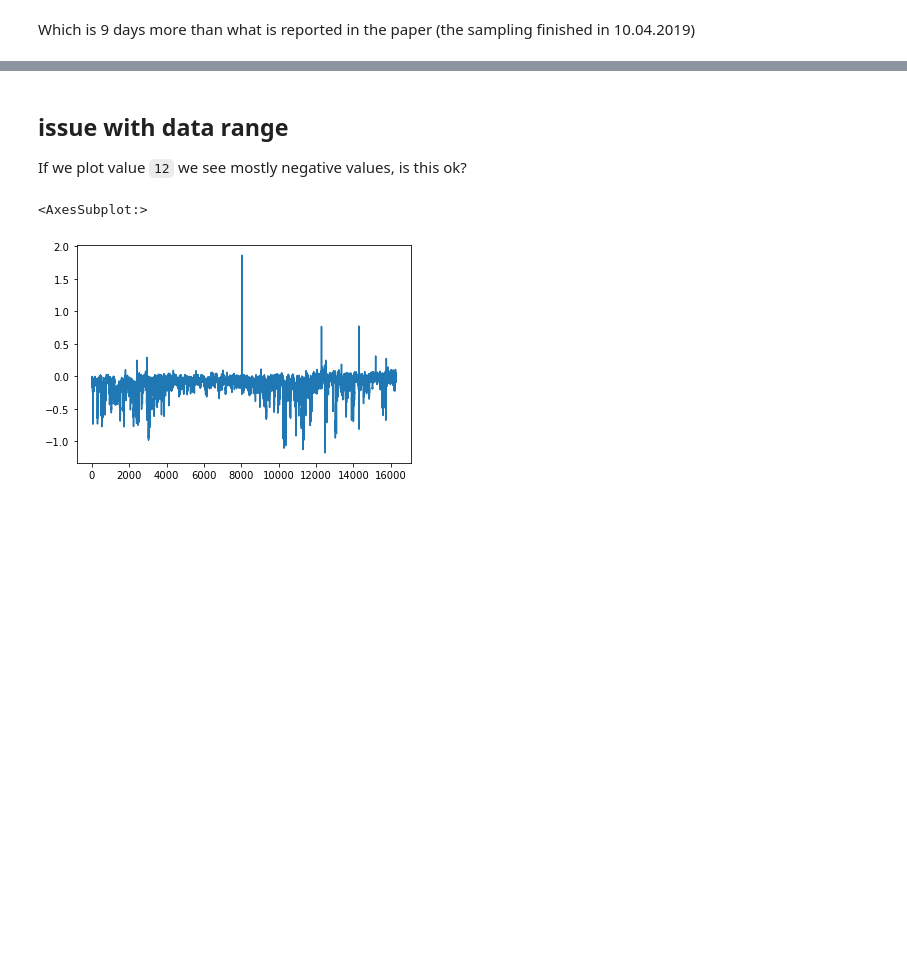
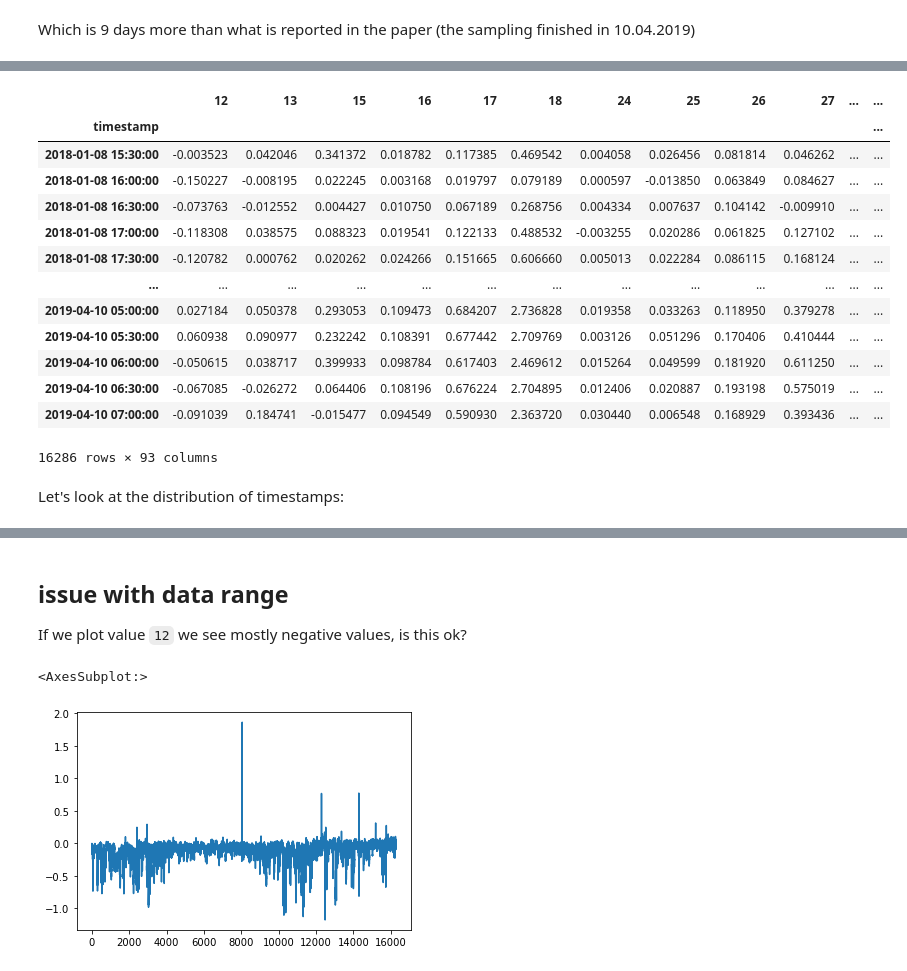
Before and after one commit to daniel-trejobanos/aurora, a Jupyter notebook: notebooks/Krakow.ipynb, the cells around one changed output, grey strips where cells are left out. Drawn from its saved outputs; the diff is of its cells as text; code cells hidden in the pictures; blank space fills up the shorter version.

```diff
--- a/notebooks/Krakow.ipynb
+++ b/notebooks/Krakow.ipynb
@@ -101,0 +167,24 @@ Which is 9 days more than what is reported in the paper (the sampling finished i
+# %%
+krakov_df = pd.DataFrame(krakov['Org_Specs_30'],
+                         columns = [str(int(amus)) for amus in krakov['amus']],
+                         index = igor_times)
+
+krakov_df.index.name = "timestamp"
+krakov_df
+# %% [output]
+|  | 12 | 13 | 15 | 16 | 17 | 18 | 24 | 25 | 26 | 27 | ... | ... |
+| timestamp |  |  |  |  |  |  |  |  |  |  |  | ... |
+| 2018-01-08 15:30:00 | -0.003523 | 0.042046 | 0.341372 | 0.018782 | 0.117385 | 0.469542 | 0.004058 | 0.026456 | 0.081814 | 0.046262 | ... | ... |
+| 2018-01-08 16:00:00 | -0.150227 | -0.008195 | 0.022245 | 0.003168 | 0.019797 | 0.079189 | 0.000597 | -0.013850 | 0.063849 | 0.084627 | ... | ... |
+| 2018-01-08 16:30:00 | -0.073763 | -0.012552 | 0.004427 | 0.010750 | 0.067189 | 0.268756 | 0.004334 | 0.007637 | 0.104142 | -0.009910 | ... | ... |
+| 2018-01-08 17:00:00 | -0.118308 | 0.038575 | 0.088323 | 0.019541 | 0.122133 | 0.488532 | -0.003255 | 0.020286 | 0.061825 | 0.127102 | ... | ... |
+| 2018-01-08 17:30:00 | -0.120782 | 0.000762 | 0.020262 | 0.024266 | 0.151665 | 0.606660 | 0.005013 | 0.022284 | 0.086115 | 0.168124 | ... | ... |
+| ... | ... | ... | ... | ... | ... | ... | ... | ... | ... | ... | ... | ... |
+| 2019-04-10 05:00:00 | 0.027184 | 0.050378 | 0.293053 | 0.109473 | 0.684207 | 2.736828 | 0.019358 | 0.033263 | 0.118950 | 0.379278 | ... | ... |
+| 2019-04-10 05:30:00 | 0.060938 | 0.090977 | 0.232242 | 0.108391 | 0.677442 | 2.709769 | 0.003126 | 0.051296 | 0.170406 | 0.410444 | ... | ... |
+| 2019-04-10 06:00:00 | -0.050615 | 0.038717 | 0.399933 | 0.098784 | 0.617403 | 2.469612 | 0.015264 | 0.049599 | 0.181920 | 0.611250 | ... | ... |
+| 2019-04-10 06:30:00 | -0.067085 | -0.026272 | 0.064406 | 0.108196 | 0.676224 | 2.704895 | 0.012406 | 0.020887 | 0.193198 | 0.575019 | ... | ... |
+| 2019-04-10 07:00:00 | -0.091039 | 0.184741 | -0.015477 | 0.094549 | 0.590930 | 2.363720 | 0.030440 | 0.006548 | 0.168929 | 0.393436 | ... | ... |
+16286 rows × 93 columns
+# %% [markdown]
+Let's look at the distribution of timestamps:
```
Also changed, not shown: parts of 30 cells of this notebook, 2 other files.
